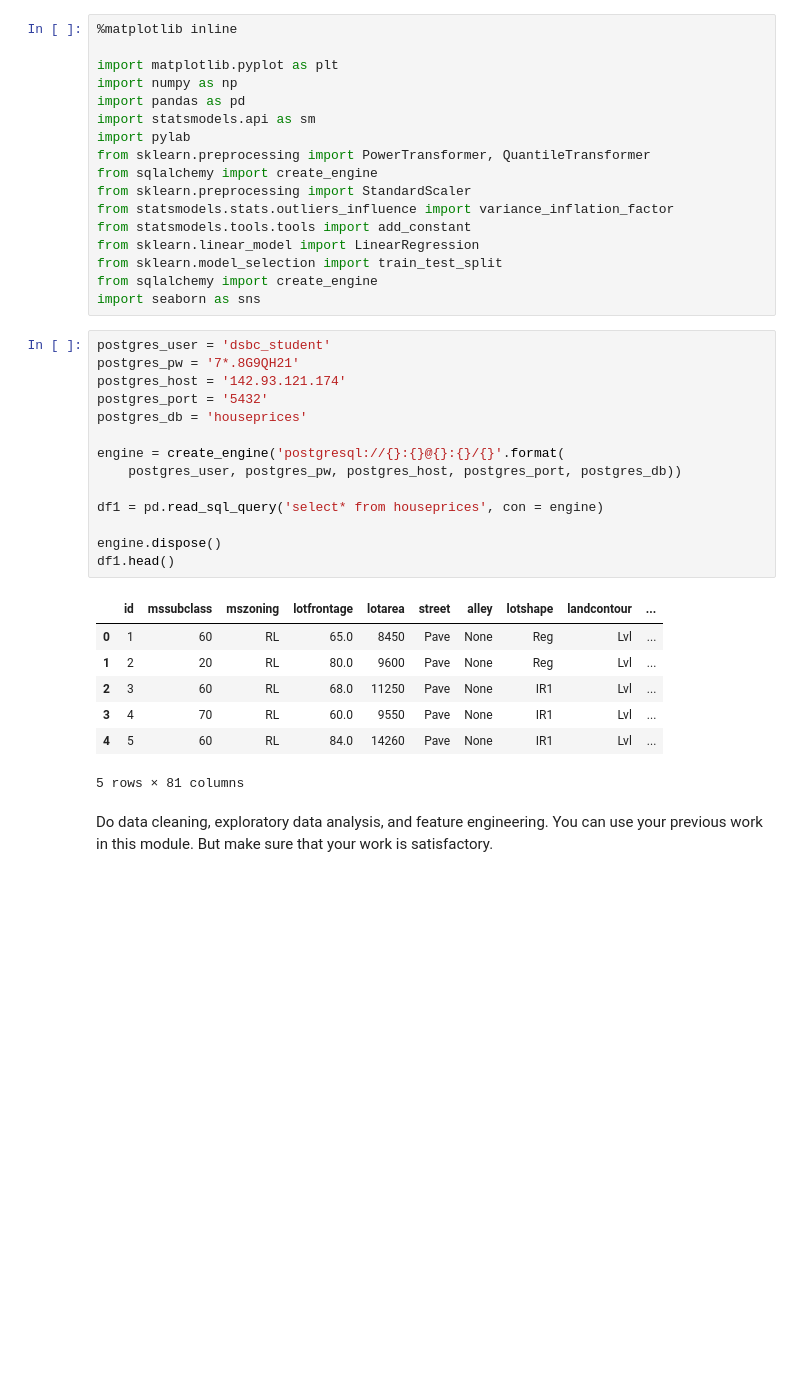
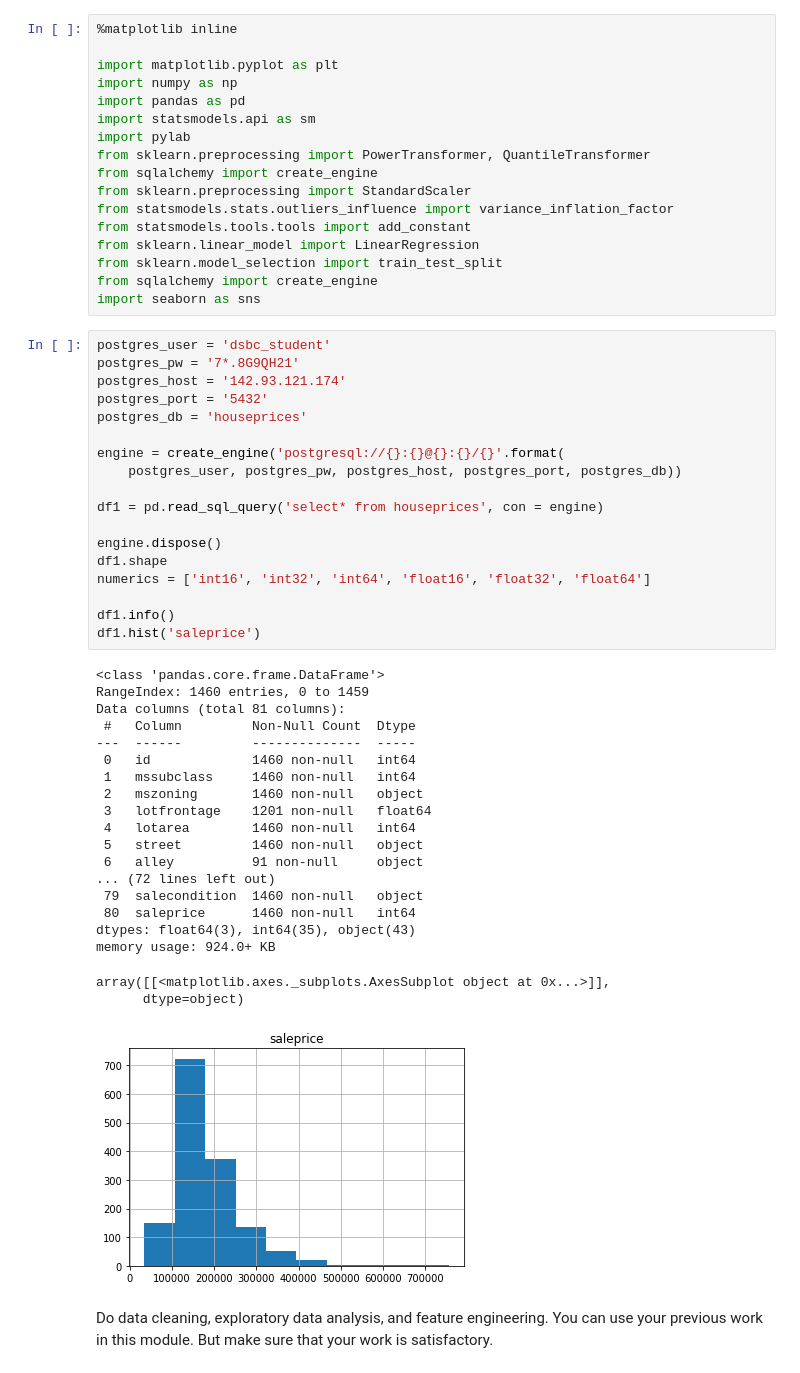
Before and after one commit to vsp219/Sams_github, a Jupyter notebook: Challenge_linear_regression.ipynb, the cells around one changed output. Drawn from its saved outputs; the diff is of its cells as text; blank space fills up the shorter version.

```diff
--- a/Challenge_linear_regression.ipynb
+++ b/Challenge_linear_regression.ipynb
@@ -33,25 +33,42 @@ import seaborn as sns
 # %%
 postgres_user = 'dsbc_student'
 postgres_pw = '7*.8G9QH21'
 postgres_host = '142.93.121.174'
 postgres_port = '5432'
 postgres_db = 'houseprices'
 
 engine = create_engine('postgresql://{}:{}@{}:{}/{}'.format(
     postgres_user, postgres_pw, postgres_host, postgres_port, postgres_db))
 
 df1 = pd.read_sql_query('select* from houseprices', con = engine)
 
 engine.dispose()
-df1.head()
+df1.shape
+numerics = ['int16', 'int32', 'int64', 'float16', 'float32', 'float64']
+
+df1.info()
+df1.hist('saleprice')
 # %% [output]
-|  | id | mssubclass | mszoning | lotfrontage | lotarea | street | alley | lotshape | landcontour | ... |
-| 0 | 1 | 60 | RL | 65.0 | 8450 | Pave | None | Reg | Lvl | ... |
-| 1 | 2 | 20 | RL | 80.0 | 9600 | Pave | None | Reg | Lvl | ... |
-| 2 | 3 | 60 | RL | 68.0 | 11250 | Pave | None | IR1 | Lvl | ... |
-| 3 | 4 | 70 | RL | 60.0 | 9550 | Pave | None | IR1 | Lvl | ... |
-| 4 | 5 | 60 | RL | 84.0 | 14260 | Pave | None | IR1 | Lvl | ... |
-5 rows × 81 columns
+<class 'pandas.core.frame.DataFrame'>
+RangeIndex: 1460 entries, 0 to 1459
+Data columns (total 81 columns):
+ #   Column         Non-Null Count  Dtype
+---  ------         --------------  -----
+ 0   id             1460 non-null   int64
+ 1   mssubclass     1460 non-null   int64
+ 2   mszoning       1460 non-null   object
+ 3   lotfrontage    1201 non-null   float64
+ 4   lotarea        1460 non-null   int64
+ 5   street         1460 non-null   object
+ 6   alley          91 non-null     object
+... (72 lines left out)
+ 79  salecondition  1460 non-null   object
+ 80  saleprice      1460 non-null   int64
+dtypes: float64(3), int64(35), object(43)
+memory usage: 924.0+ KB
+array([[<matplotlib.axes._subplots.AxesSubplot object at 0x...>]],
+      dtype=object)
+[figure, added]
 # %% [markdown]
 Do data cleaning, exploratory data analysis, and feature engineering. You can use your previous work in this module. But make sure that your work is satisfactory.
 # %%
```
Also changed, not shown: 2 other files.
